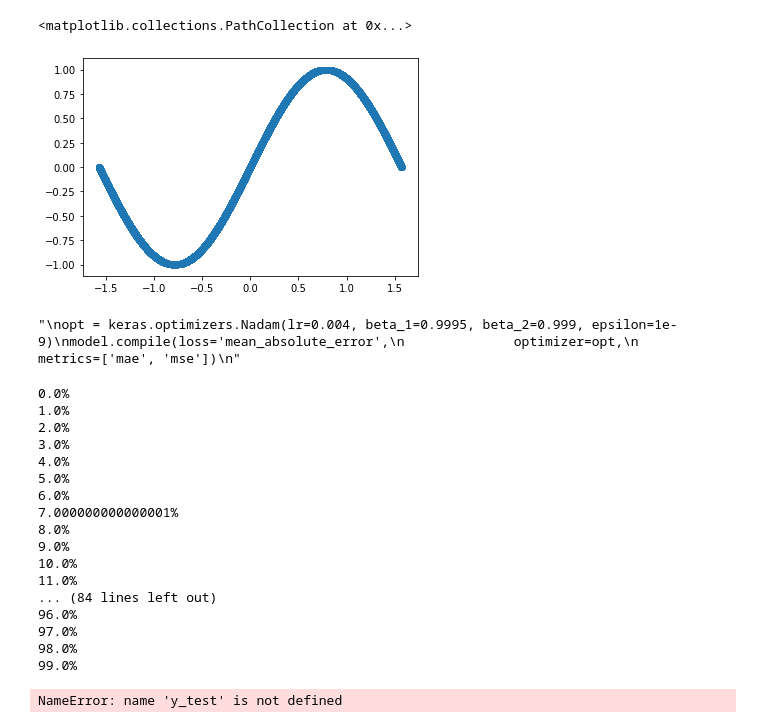
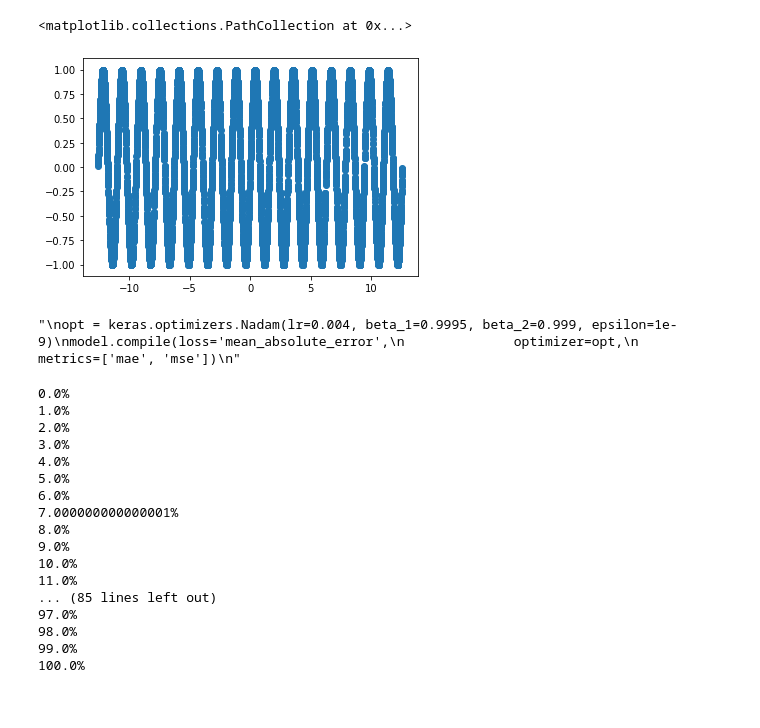
Before and after one commit to Harry-Westwood/Y4-Project-InterNeuralStellar, a Jupyter notebook: Harry's_files/NN_attemp1.ipynb, the cells around one changed output. Drawn from its saved outputs; the diff is of its cells as text; code cells hidden in the pictures.

```diff
--- a/Harry's_files/NN_attemp1.ipynb
+++ b/Harry's_files/NN_attemp1.ipynb
@@ -9,21 +9,27 @@ import pandas as pd
 from datetime import datetime
 import pickle
 # %%
-x_range=[-0.5*np.pi,0.5*np.pi]
-period=np.pi
 N=10000
+nodes = 20
+epochs = 10000
+
+x_range=[-4*np.pi,4*np.pi]
+period=0.5*np.pi
+
+
 x_data =np.random.rand(N)*(x_range[1]-x_range[0])+x_range[0]
 y_data =np.sin(x_data*(2*np.pi/period))
 
 x_test_range = [-0.5*np.pi,0.5*np.pi]
 x_test=np.random.rand(N)*(x_test_range[1]-x_test_range[0])+x_test_range[0]
-x_squared=x_test**2
+y_test = np.sin(x_test*(2*np.pi/period))
+#x_squared=x_test**2
 #x_squared=x_data**2
 
 plt.scatter(x_data,y_data)
 # %% [output]
 <matplotlib.collections.PathCollection at 0x...>
-[figure, old version]
+[figure, new version]
 # %%
 '''
 xtestrange=xrange
@@ -59,9 +67,9 @@ model.compile(loss='mean_absolute_error',
 
 #model.fit(np.array([x_data,x_squared]).T,y_data,epochs=1000,verbose=0)
 #model.fit(np.array([x_data,x_squared]).T,y_data,epochs=10,verbose=1) #verbose=1 gives printout for each epoch
-epochs = 130
+#epochs = 10000
 
-def epochs_progress(epochs=epochs,perc_step = 'ten'): #perc_step either takes 'ten' or 'one'
+def epochs_progress(epochs=epochs,perc_step = 'one'): #perc_step either takes 'ten' or 'one'
     #eps = np.array(list(range(epochs)))
     eps_perc = np.array(list(range(epochs)))/epochs
 
@@ -115,12 +123,8 @@ model.save('NN_attempt1.h5')
 9.0%
 10.0%
 11.0%
-... (84 lines left out)
-96.0%
+... (85 lines left out)
 97.0%
 98.0%
 99.0%
+100.0%
-# %%
-model.evaluate(np.array([x_test,x_test**2]).T,y_test,verbose=2)
-# %% [output]
-NameError: name 'y_test' is not defined
```
Also changed, not shown: parts of 3 cells of this notebook, 3 other files.
